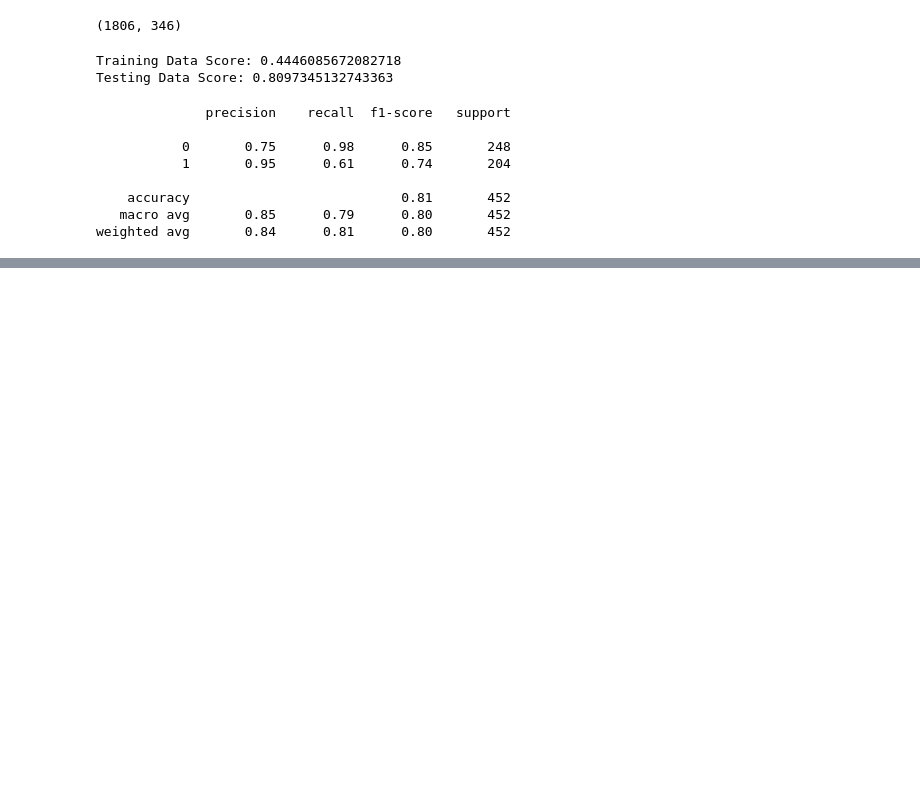
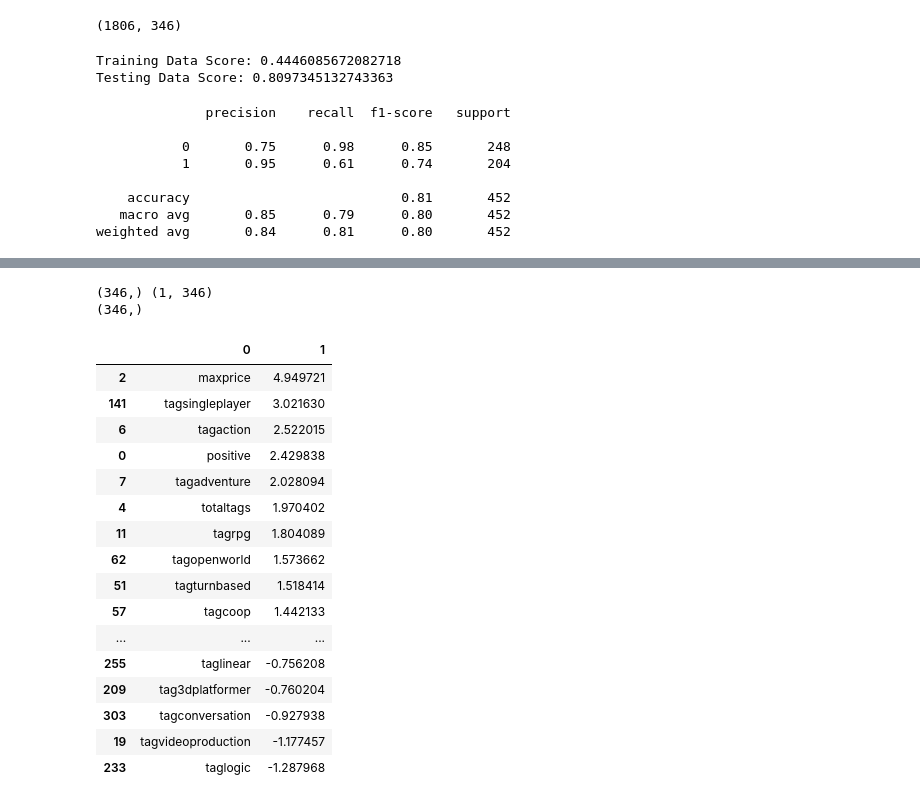
Before and after one commit to cbragg3136/Final_Project-Gaming_ML, a Jupyter notebook: ml_noteboooks/learn_down_sample_majority_class_minmax.ipynb, the cells around one changed output, grey strips where cells are left out. Saved outputs shown, nothing was run; the diff lists cells and outputs as text; code cells hidden in the pictures; blank space fills up the shorter version.

```diff
--- a/ml_noteboooks/learn_down_sample_majority_class_minmax.ipynb
+++ b/ml_noteboooks/learn_down_sample_majority_class_minmax.ipynb
@@ -140,0 +151,32 @@ weighted avg       0.84      0.81      0.80       452
+# %%
+# Co-efficient importance
+
+print(x_data.columns.shape, clf_2.coef_.shape)
+new_col = np.reshape(clf_2.coef_, -1)
+print(new_col.shape)
+features_list = pd.DataFrame(zip(x_data.columns, new_col))
+features_list = features_list.sort_values(by=[1], ascending=False)
+
+import pandas
+pandas.set_option('display.max_rows', 346)
+features_list
+# %% [output]
+(346,) (1, 346)
+(346,)
+|  | 0 | 1 |
+| 2 | maxprice | 4.949721 |
+| 141 | tagsingleplayer | 3.021630 |
+| 6 | tagaction | 2.522015 |
+| 0 | positive | 2.429838 |
+| 7 | tagadventure | 2.028094 |
+| 4 | totaltags | 1.970402 |
+| 11 | tagrpg | 1.804089 |
+| 62 | tagopenworld | 1.573662 |
+| 51 | tagturnbased | 1.518414 |
+| 57 | tagcoop | 1.442133 |
+| ... | ... | ... |
+| 255 | taglinear | -0.756208 |
+| 209 | tag3dplatformer | -0.760204 |
+| 303 | tagconversation | -0.927938 |
+| 19 | tagvideoproduction | -1.177457 |
+| 233 | taglogic | -1.287968 |
```
Also changed, not shown: parts of 1 cell of this notebook, 6 other files.
